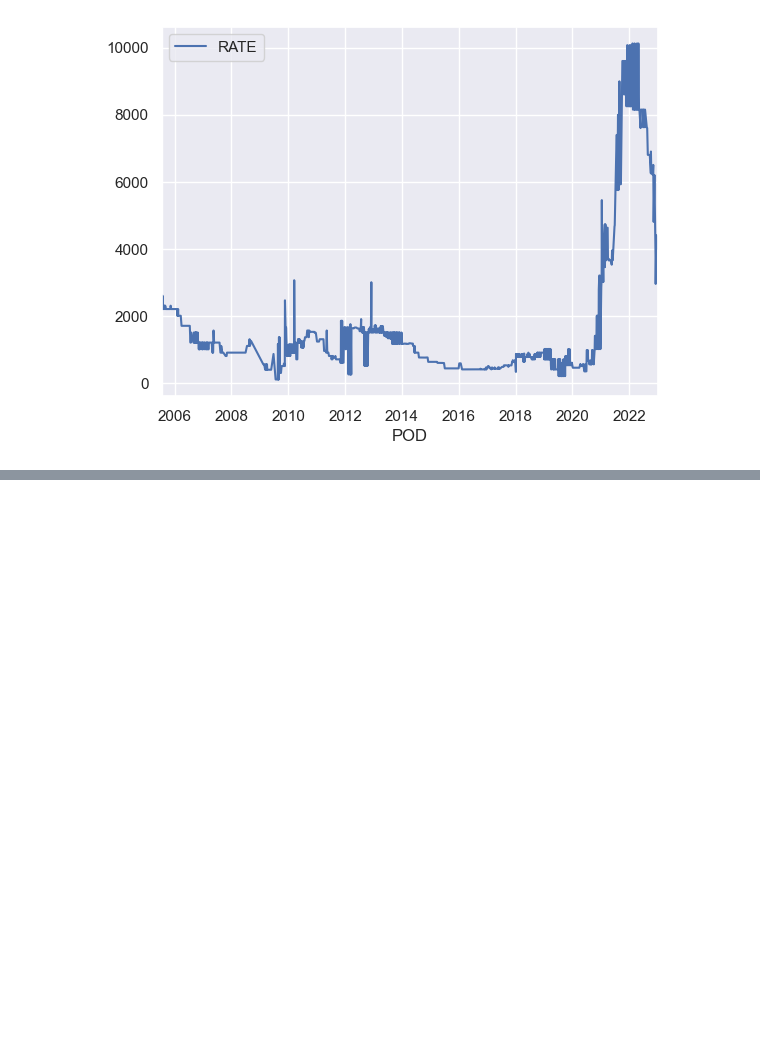
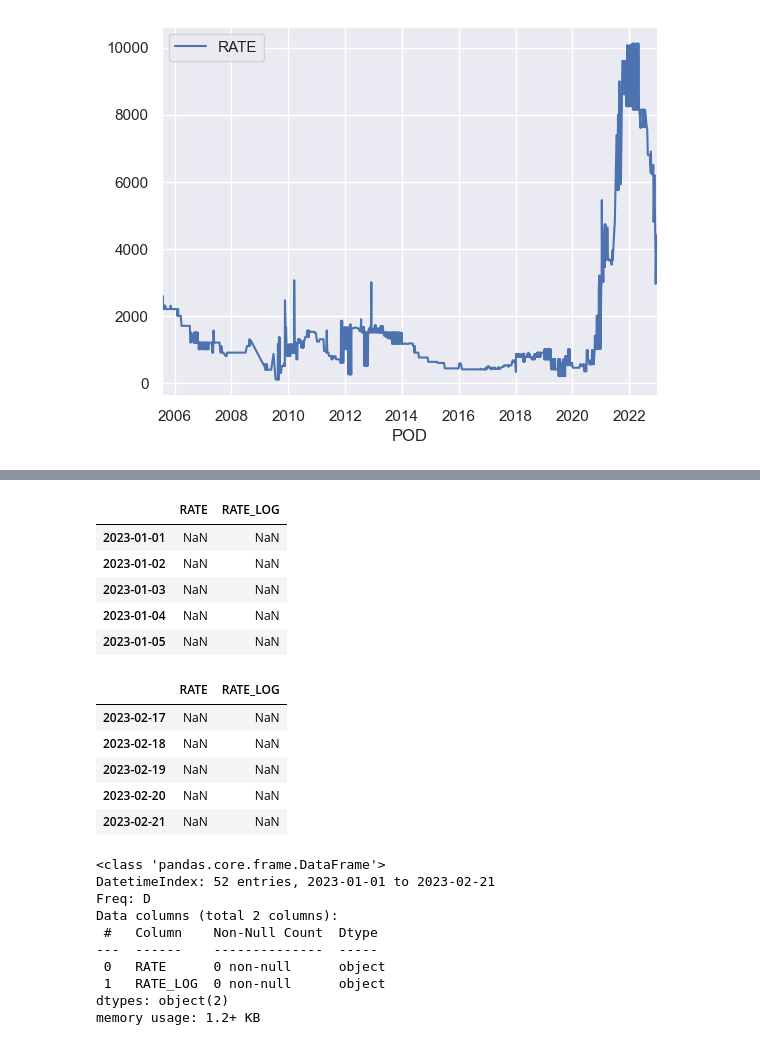
Before and after one commit to aloysiuswjw/Cost-Rate-Analysis, a Jupyter notebook: fc_arima.ipynb, the cells around one changed output, grey strips where cells are left out. Cells and saved outputs as stored; diff of their text form; code cells hidden in the pictures; blank space fills up the shorter version.

```diff
--- a/fc_arima.ipynb
+++ b/fc_arima.ipynb
@@ -151,0 +181,28 @@ fc_df.shape
+# %%
+arima_df = newDateFrame(df, n_periods, start_date)
+arima_df.head()
+arima_df.tail()
+arima_df.info()
+# %% [output]
+|  | RATE | RATE_LOG |
+| 2023-01-01 | NaN | NaN |
+| 2023-01-02 | NaN | NaN |
+| 2023-01-03 | NaN | NaN |
+| 2023-01-04 | NaN | NaN |
+| 2023-01-05 | NaN | NaN |
+|  | RATE | RATE_LOG |
+| 2023-02-17 | NaN | NaN |
+| 2023-02-18 | NaN | NaN |
+| 2023-02-19 | NaN | NaN |
+| 2023-02-20 | NaN | NaN |
+| 2023-02-21 | NaN | NaN |
+<class 'pandas.core.frame.DataFrame'>
+DatetimeIndex: 52 entries, 2023-01-01 to 2023-02-21
+Freq: D
+Data columns (total 2 columns):
+ #   Column    Non-Null Count  Dtype
+---  ------    --------------  -----
+ 0   RATE      0 non-null      object
+ 1   RATE_LOG  0 non-null      object
+dtypes: object(2)
+memory usage: 1.2+ KB
```
Also changed, not shown: parts of 21 cells of this notebook, 1 other file.
